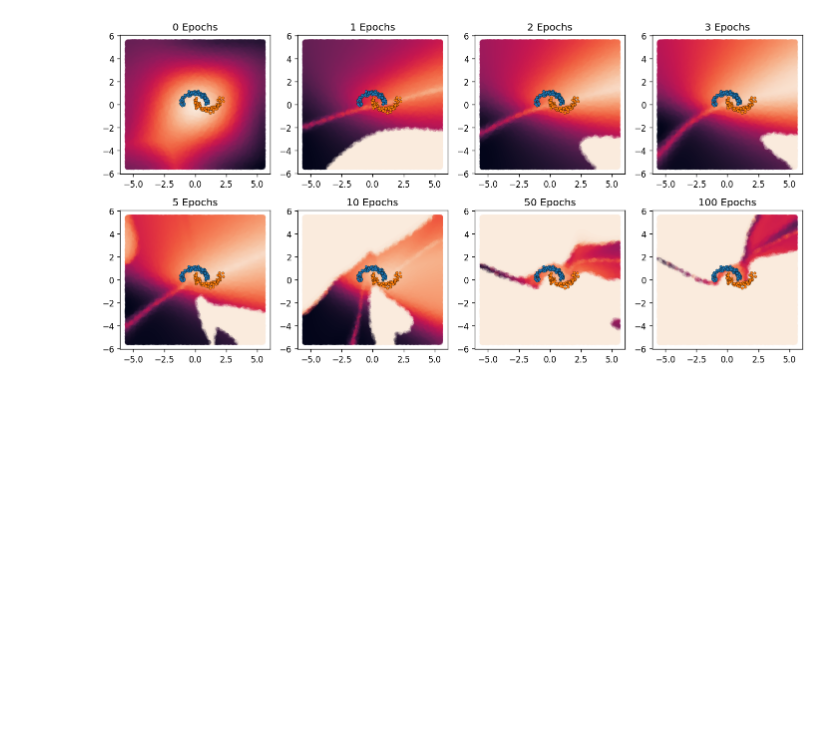
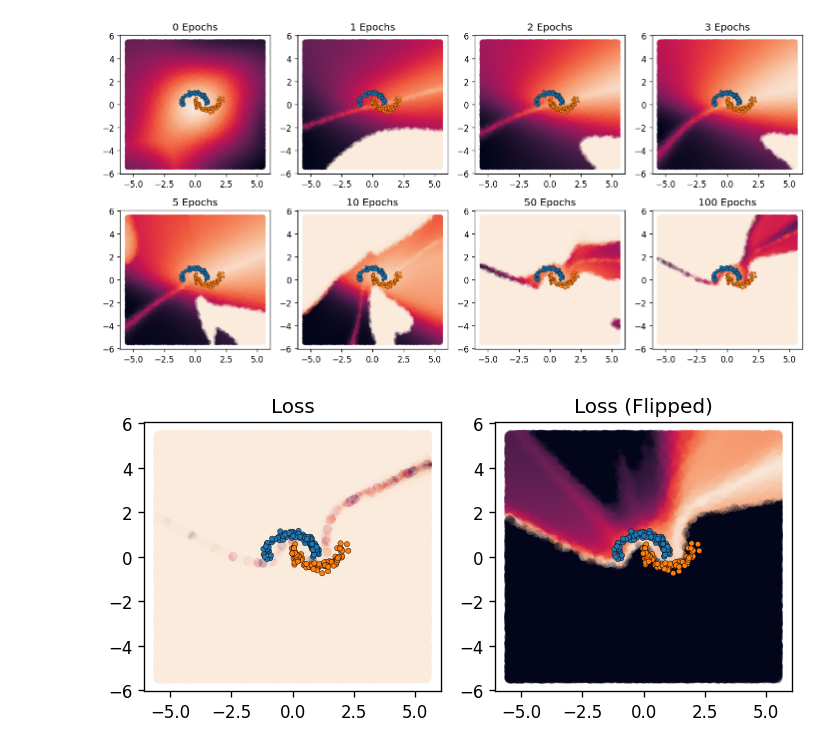
Before and after one commit to ngruenefeld/gradient_uncertainty_poc, a Jupyter notebook: gradient_uncertainty.ipynb, the cells around one changed output. Drawn from its saved outputs; the diff is of its cells as text; code cells hidden in the pictures; blank space fills up the shorter version.

Commit message:
loss uncertainty added again

```diff
--- a/gradient_uncertainty.ipynb
+++ b/gradient_uncertainty.ipynb
@@ -249,3 +250,47 @@ os.makedirs(f"figures/{variant}", exist_ok=True)
 plt.savefig(f"figures/{variant}/gradient_flipped_uncertainty.png", transparent=True)
 # %% [output]
 [figure]
+# %%
+viz_loss = []
+viz_loss_flip = []
+
+viz_grad = []
+
+for x in tqdm.tqdm(viz_x):
+    viz_x_y_hat = model(x.reshape(1, -1))
+    loss = loss_fn(viz_x_y_hat, viz_x_y_hat.round())
+    loss_flip = loss_fn(viz_x_y_hat, 1 - viz_x_y_hat.round())
+
+    viz_loss.append(loss)
+    viz_loss_flip.append(loss_flip)
+
+viz_loss = torch.tensor(viz_loss)
+viz_loss_flip = torch.tensor(viz_loss_flip)
+# %%
+fig, axs = plt.subplots(1, 2, figsize=(2 * plot_size, 1 * plot_size))
+
+draw_grad_norm_grid(
+    test_x,
+    y_hat.T[0].round(),
+    viz_x,
+    viz_loss,
+    axs[0],
+    title="Loss",
+    class_labels=False,
+)
+draw_grad_norm_grid(
+    test_x,
+    y_hat.T[0].round(),
+    viz_x,
+    viz_loss_flip,
+    axs[1],
+    title="Loss (Flipped)",
+    class_labels=False,
+)
+
+plt.tight_layout()
+
+os.makedirs(f"figures/{variant}", exist_ok=True)
+plt.savefig(f"figures/{variant}/loss_uncertainty.png", transparent=True)
+# %% [output]
+[figure, added]
```
Also changed, not shown: parts of 1 cell of this notebook, 1 other file.
